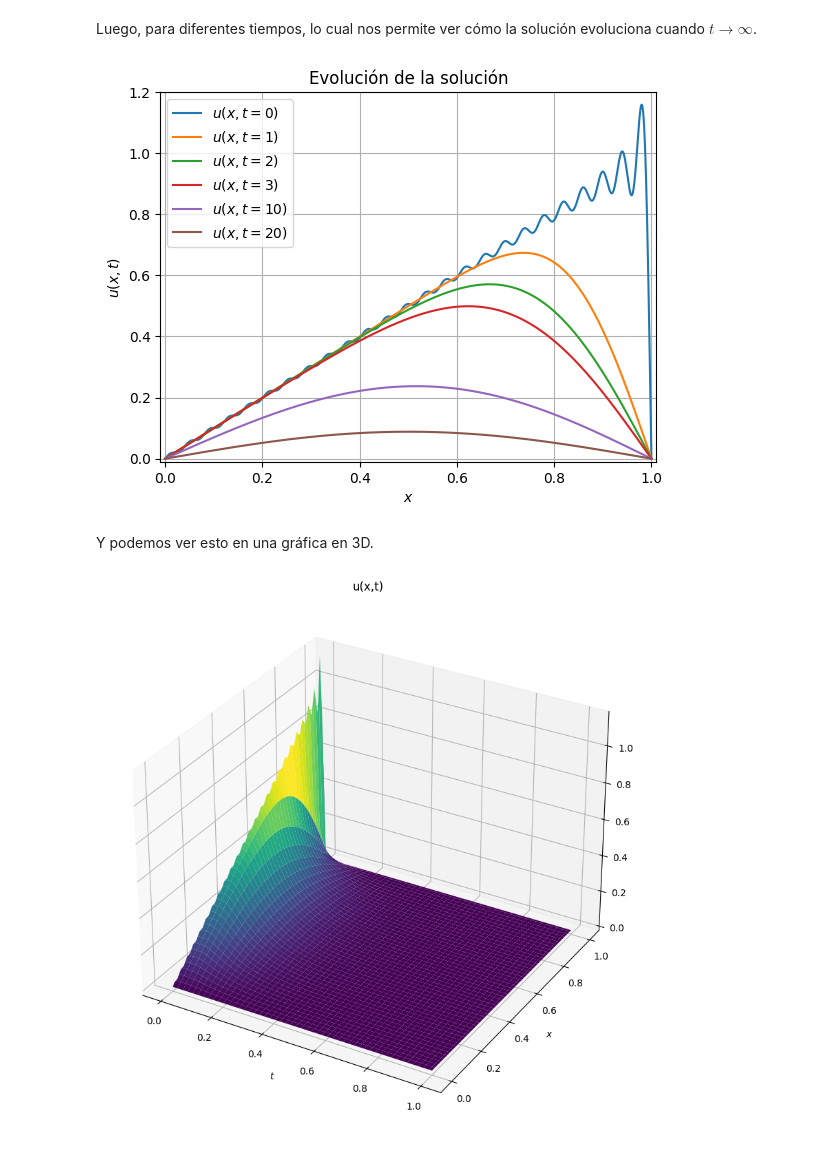
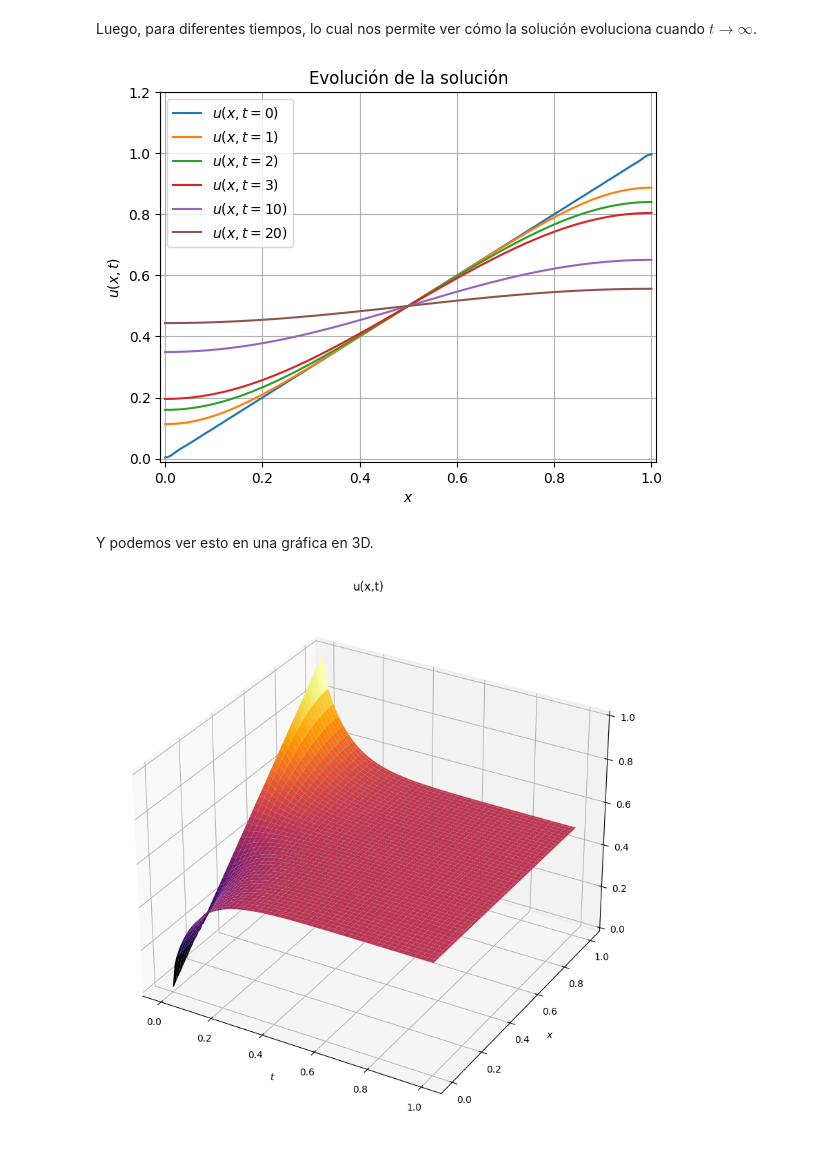
Before and after one commit to Israel-Garcilazo/EDP1, a Jupyter notebook: ecuacion_del_calor.ipynb, the cells around one changed output. Drawn from its saved outputs; the diff is of its cells as text; code cells hidden in the pictures.

```diff
--- a/ecuacion_del_calor.ipynb
+++ b/ecuacion_del_calor.ipynb
@@ -40,9 +38,9 @@ Conforme el valor "N" crece, la serie de Fourier asociada a la funciòn se aprox
 # %%
-def u_0(x,N=30): # N es el número de armónicos
+def u_0(x,N=20): # N es el número de armónicos
     f = zeros(len(x))
     for n in range(1,N):
-        f += (-1)**(n+1)*sin(n*pi*x)/(n)
-    return (2.0/pi)*f
+        f += (((-1)**n)-1)*(cos(n*pi*x)/(n**2))
+    return (1/2)+ (2/pi**2)*f
 # %%
 f_n = u_0(x)
 plot(x,f_n,label='$f_N(x)$ con $N=20$')
@@ -71,8 +69,8 @@ def u_x_t(x,t,N=50):
     f = zeros( (len(x),len(t)) )
     for i in range(len(t)):
         for n in range(1,N):
-            f[:,i] += (-1)**(n+1)*sin(n*pi*x)/(n)*exp(-n**2*pi**2*t[i])
-    return (2.0/pi)*f
+            f[:,i] += (((-1)**n)-1)*(cos(n*pi*x)/(n**2))*exp(-n**2*pi**2*t[i])
+    return (1/2)+ (2/pi**2)*f
 # %%
 x = linspace(0,1,1000)
 t = linspace(0,10,1000)
@@ -99,25 +97,25 @@ plt.title("Evolución de la solución")
 xlim([-0.01,1.01]),ylim([-0.01,1.2]),grid(),legend()
 show()
 # %% [output]
-[figure, old version]
+[figure, new version]
 # %% [markdown]
 Y podemos ver esto en una gráfica en 3D.
 # %%
 #%matplotlib notebook
 from mpl_toolkits.mplot3d import Axes3D
 
 fig = plt.figure(figsize=(12,10))
 ax = fig.add_subplot(111, projection="3d")
 
 x = linspace(0,1.0,100)
 t = linspace(0,1.0,100)
 
 X,T = np.meshgrid(x,t)
 
 U = u_x_t(x,t)
 
 plt.xlabel('$t$'); plt.ylabel('$x$');
 plt.title("u(x,t)")
-ax.plot_surface(X, T, U, cmap="viridis"); #Otros colores:"viridis", "inferno", "plasma"
+ax.plot_surface(X, T, U, cmap="inferno"); #Otros colores:"viridis", "inferno", "plasma"
 # %% [output]
-[figure, old version]
+[figure, new version]
```
Also changed, not shown: parts of 4 cells of this notebook.
